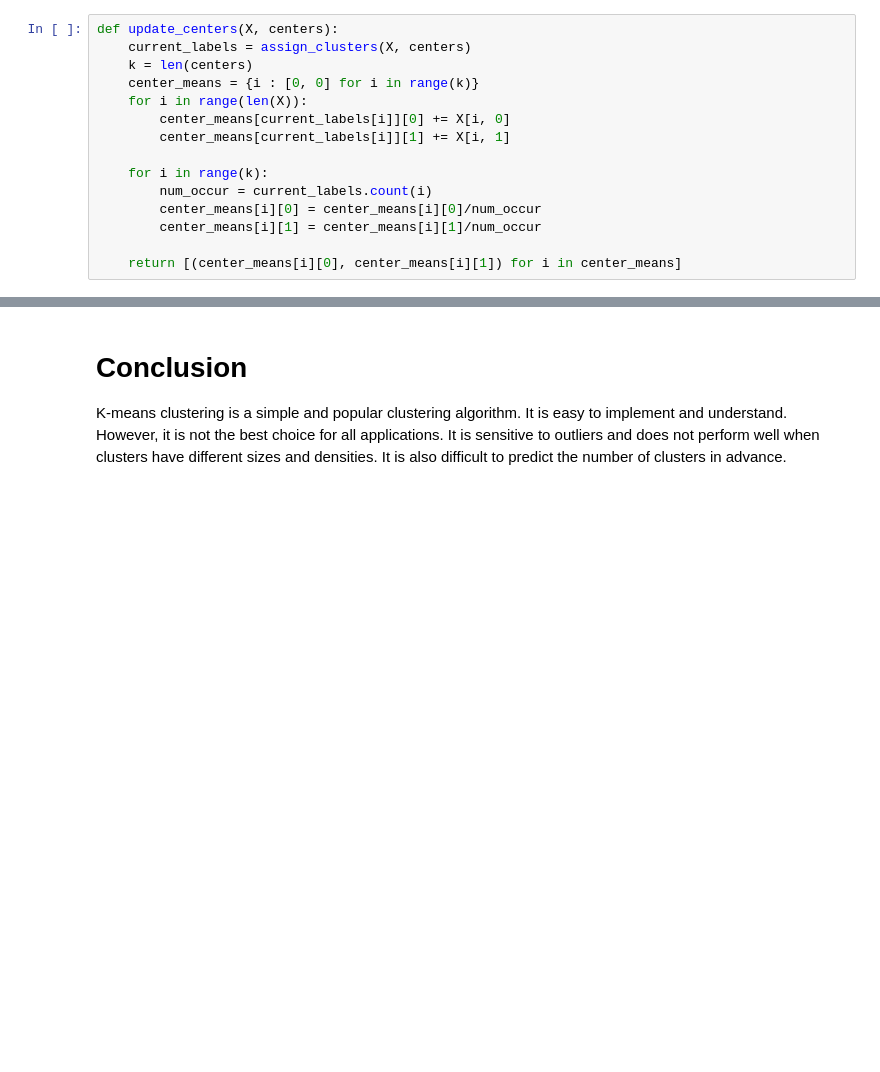
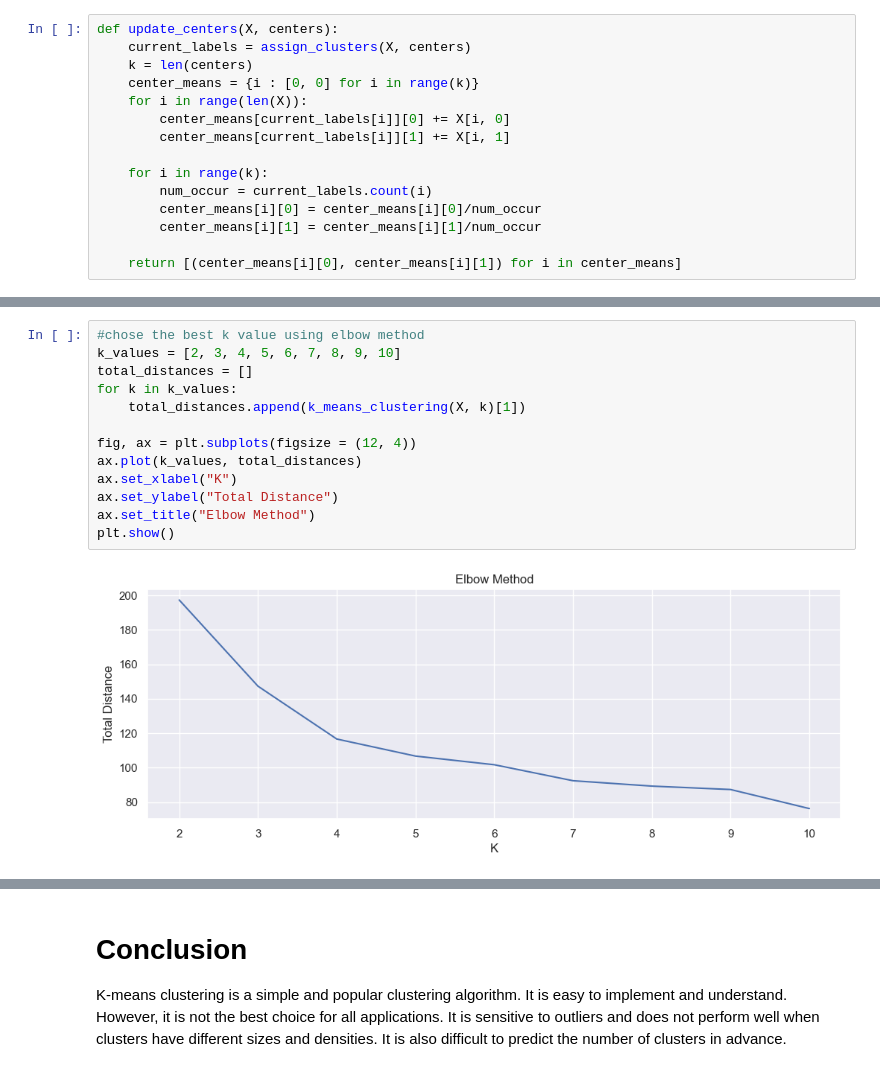
Before and after one commit to johnzhangzxy/Machine-Learning-RICE-INDE577, a Jupyter notebook: Unsupervised_Learning/01_K-Means Clustering/K-Means Clustering .ipynb, the cells around one changed output, grey strips where cells are left out. Cells and saved outputs as stored; diff of their text form; blank space fills up the shorter version.

```diff
--- a/Unsupervised_Learning/01_K-Means Clustering/K-Means Clustering .ipynb
+++ b/Unsupervised_Learning/01_K-Means Clustering/K-Means Clustering .ipynb
@@ -236,0 +233,15 @@ plt.show()
+# %%
+#chose the best k value using elbow method
+k_values = [2, 3, 4, 5, 6, 7, 8, 9, 10]
+total_distances = []
+for k in k_values:
+    total_distances.append(k_means_clustering(X, k)[1])
+
+fig, ax = plt.subplots(figsize = (12, 4))
+ax.plot(k_values, total_distances)
+ax.set_xlabel("K")
+ax.set_ylabel("Total Distance")
+ax.set_title("Elbow Method")
+plt.show()
+# %% [output]
+[figure, added]
```
Also changed, not shown: parts of 7 cells of this notebook.
